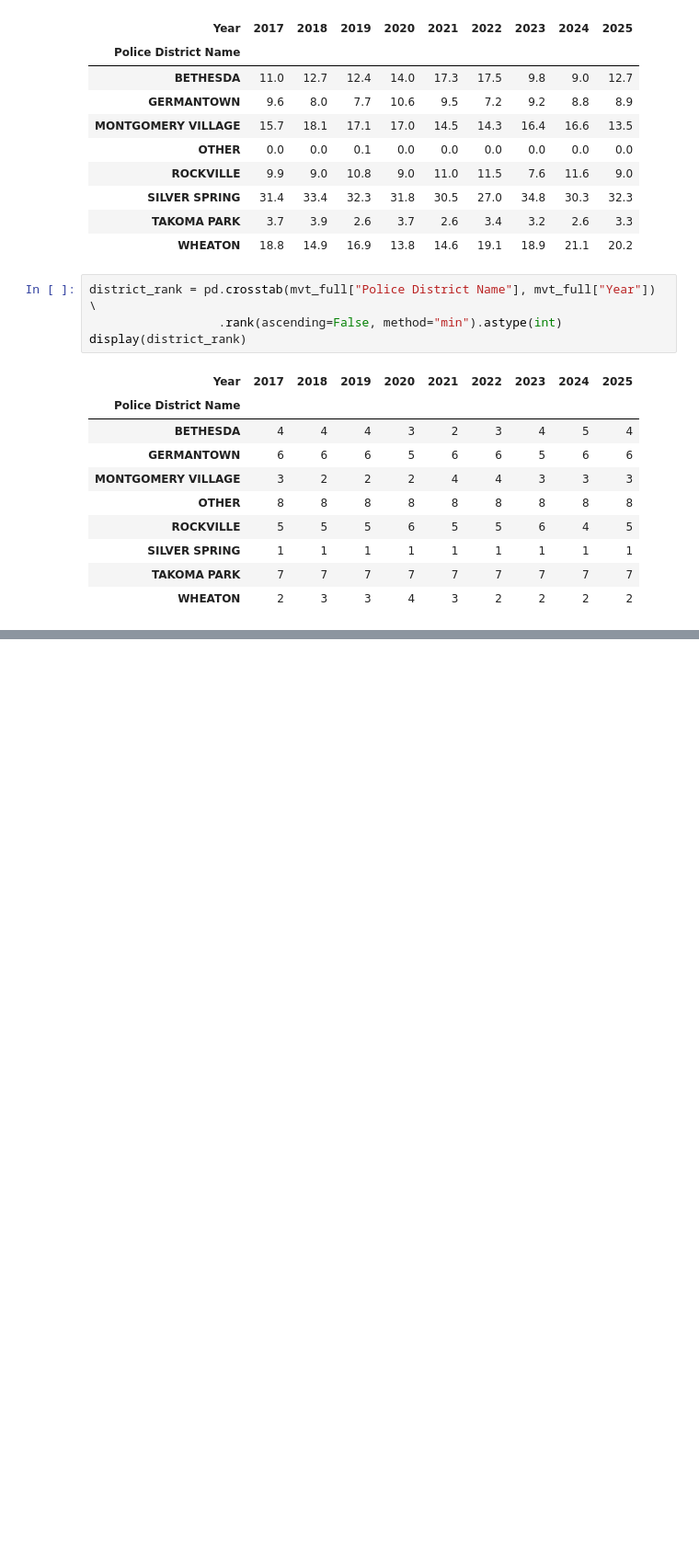
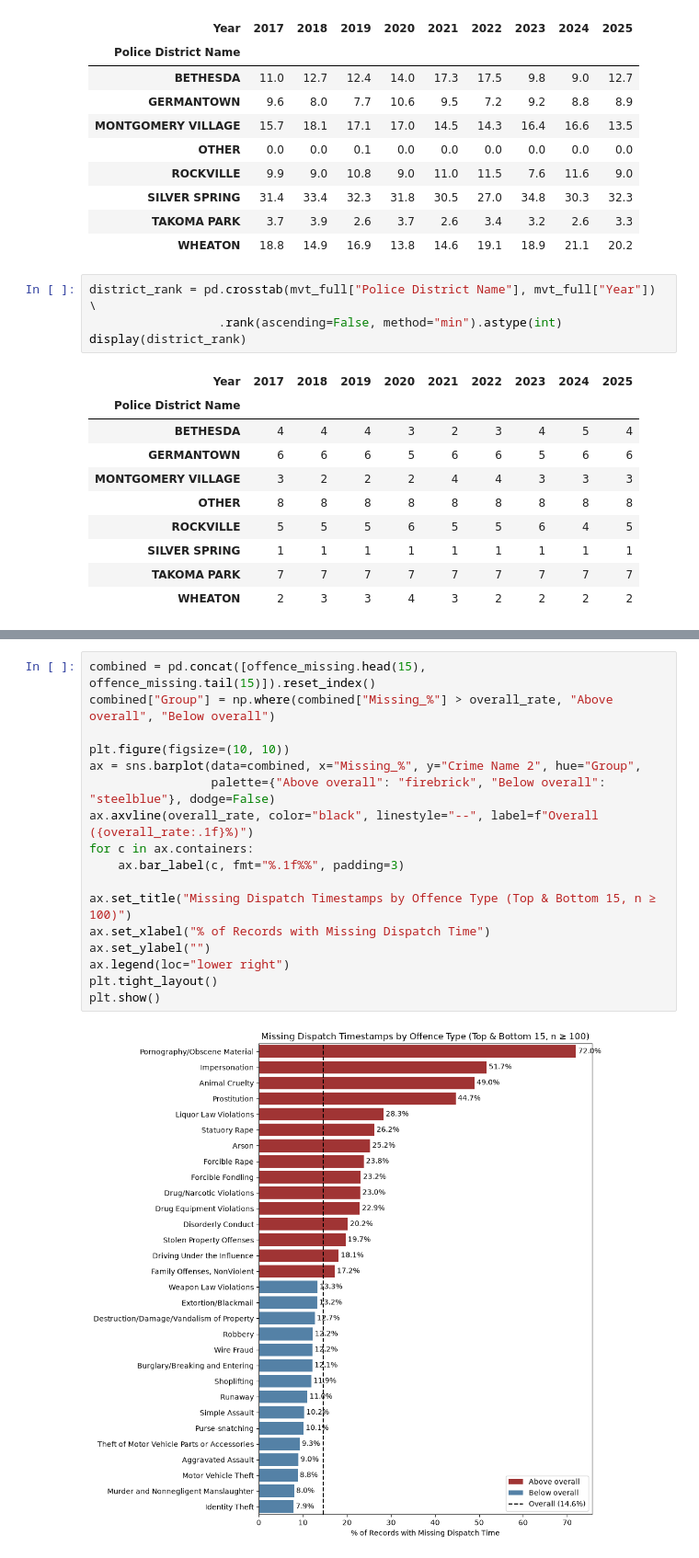
Before and after one commit to ArunaMahaGamage/MSC-AI-CW1, a Jupyter notebook: CW1.ipynb, the cells around one changed output, grey strips where cells are left out. Shown at 92% size. Cells and saved outputs as stored; diff of their text form; blank space fills up the shorter version.

```diff
--- a/CW1.ipynb
+++ b/CW1.ipynb
@@ -788,0 +987,19 @@ NameError: name 'mvt_full' is not defined
+# %%
+combined = pd.concat([offence_missing.head(15), offence_missing.tail(15)]).reset_index()
+combined["Group"] = np.where(combined["Missing_%"] > overall_rate, "Above overall", "Below overall")
+
+plt.figure(figsize=(10, 10))
+ax = sns.barplot(data=combined, x="Missing_%", y="Crime Name 2", hue="Group",
+                 palette={"Above overall": "firebrick", "Below overall": "steelblue"}, dodge=False)
+ax.axvline(overall_rate, color="black", linestyle="--", label=f"Overall ({overall_rate:.1f}%)")
+for c in ax.containers:
+    ax.bar_label(c, fmt="%.1f%%", padding=3)
+
+ax.set_title("Missing Dispatch Timestamps by Offence Type (Top & Bottom 15, n ≥ 100)")
+ax.set_xlabel("% of Records with Missing Dispatch Time")
+ax.set_ylabel("")
+ax.legend(loc="lower right")
+plt.tight_layout()
+plt.show()
+# %% [output]
+[figure, added]
```
Also changed, not shown: parts of 23 cells of this notebook, 1 other file.
